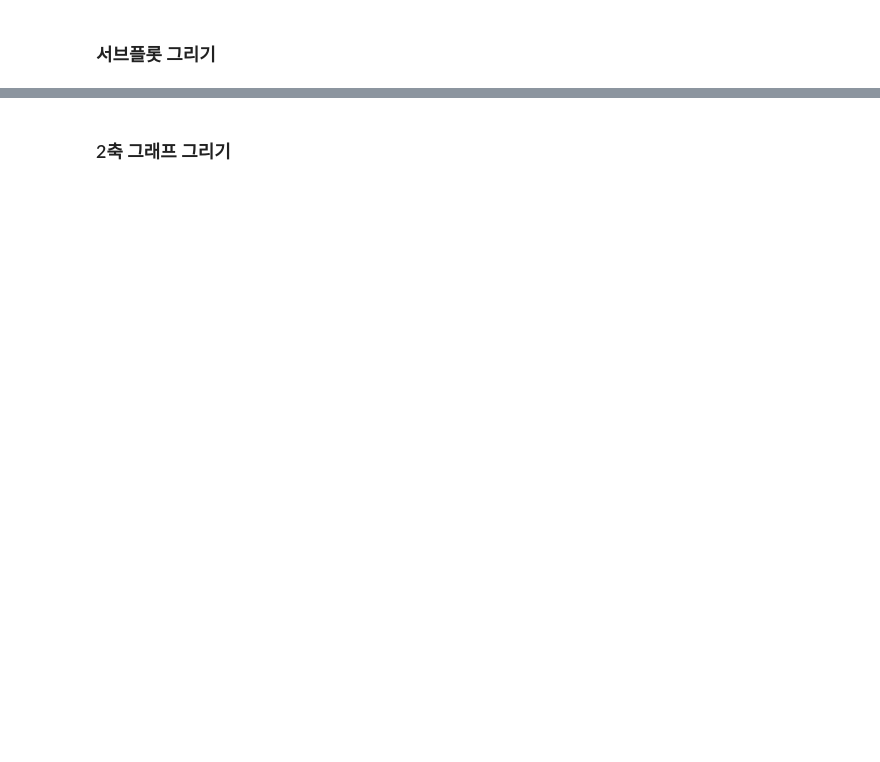
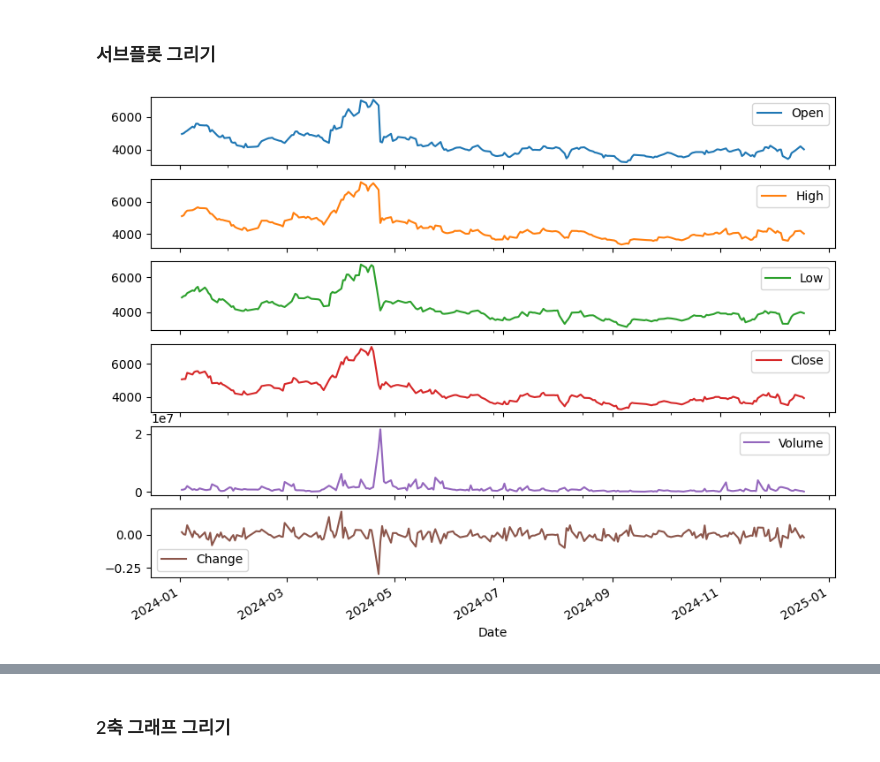
Before and after one commit to neguri0235/finance-data-analysis, a Jupyter notebook: 3.1 FinanceDataReader를 통한 개별종목 수집하기-input.ipynb, the cells around one changed output, grey strips where cells are left out. Saved outputs shown, nothing was run; the diff lists cells and outputs as text; code cells hidden in the pictures; blank space fills up the shorter version.

```diff
--- a/3.1 FinanceDataReader를 통한 개별종목 수집하기-input.ipynb
+++ b/3.1 FinanceDataReader를 통한 개별종목 수집하기-input.ipynb
@@ -152,3 +227,6 @@ df.loc[df_krx["Name"] == "하이브", "Symbol"].tolist()[0]
 # %%
 # 수집한 종목의 선그래프를 Pandas 로 그립니다.
 # 스케일이 다르기 때문에 subplots를 사용해 그려봅니다.
+g = stock_daily.plot(subplots=True, figsize=(10, 8))
+# %% [output]
+[figure, added]
```
Also changed, not shown: parts of 14 cells of this notebook.
